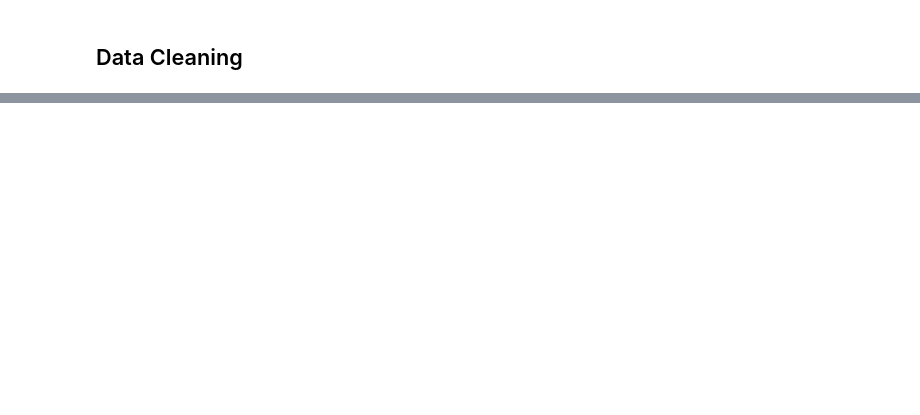
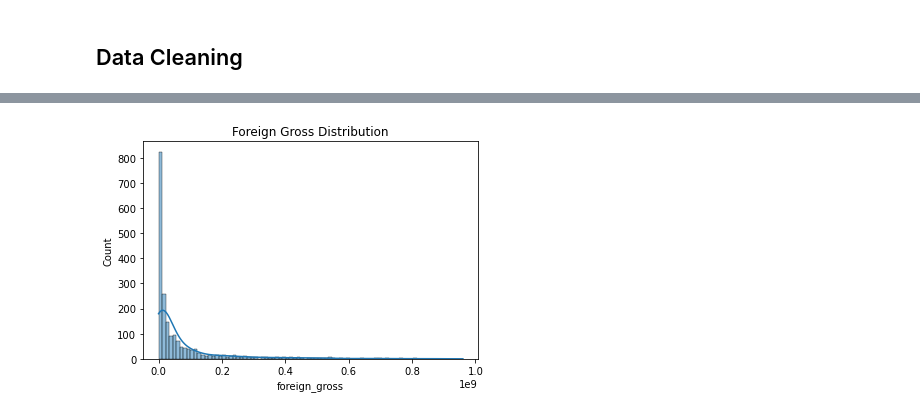
Before and after one commit to JulieMusangi/Film-Performance-Insights, a Jupyter notebook: analysis.ipynb, the cells around one changed output, grey strips where cells are left out. Saved outputs shown, nothing was run; the diff lists cells and outputs as text; code cells hidden in the pictures; blank space fills up the shorter version.

```diff
--- a/analysis.ipynb
+++ b/analysis.ipynb
@@ -147,0 +167,10 @@ None
+# %%
+# changing the foreign_gross column data type
+df1['foreign_gross'] = pd.to_numeric(df1['foreign_gross'], errors='coerce')
+
+# checking the summary stats for the column
+display(df1['foreign_gross'].describe())
+
+# Checking the median of the column
+foreign_gross_median = df1['foreign_gross'].median()
+print(f'The median is: {foreign_gross_median}')
@@ -147,0 +188,7 @@ None
+# %%
+#Checking the distribution of foreign gross
+sns.histplot(df1['foreign_gross'].dropna(), kde=True)
+plt.title ("Foreign Gross Distribution")
+plt.show()
+# %% [output]
+[figure, added]
```
Also changed, not shown: parts of 11 cells of this notebook.
